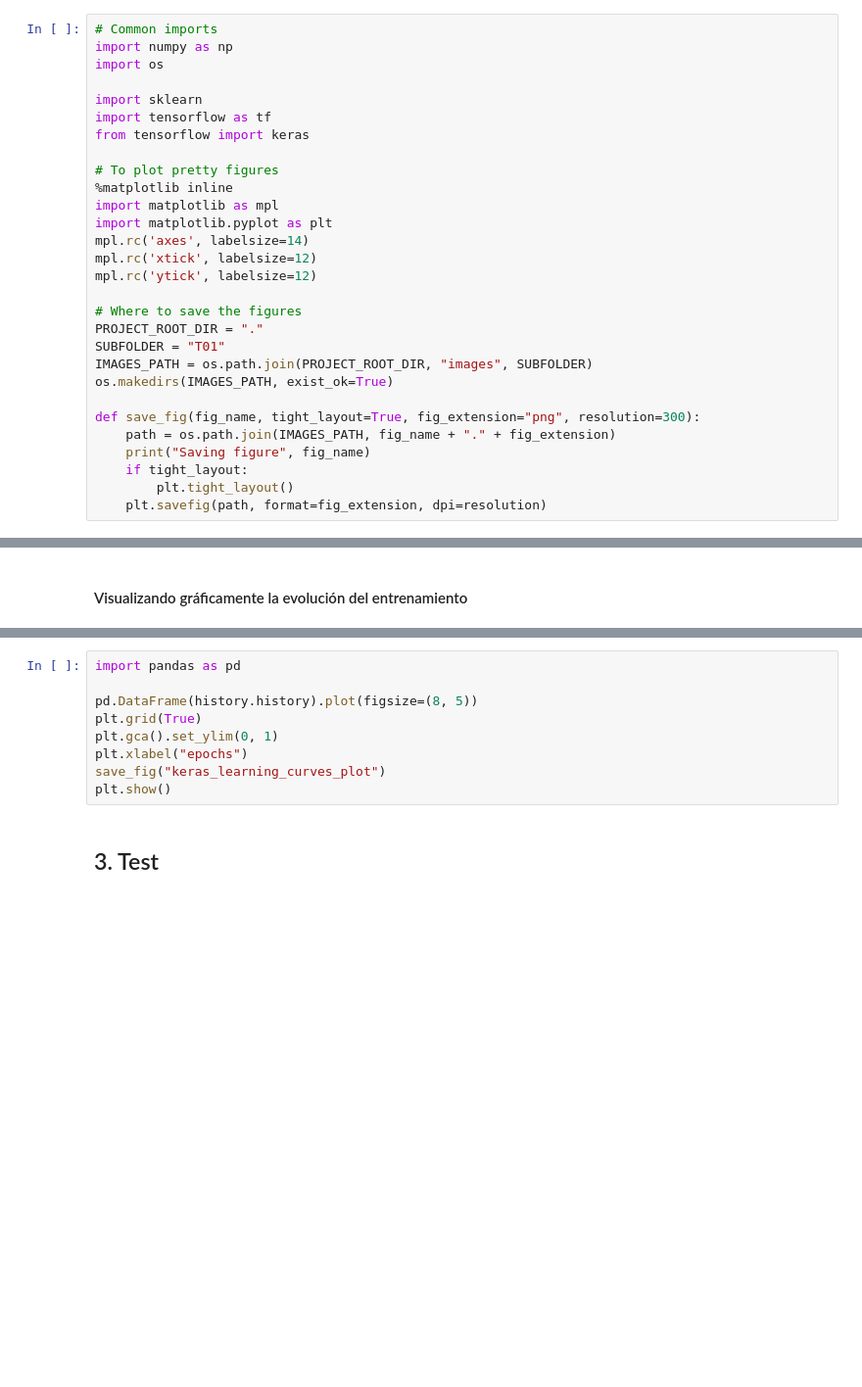
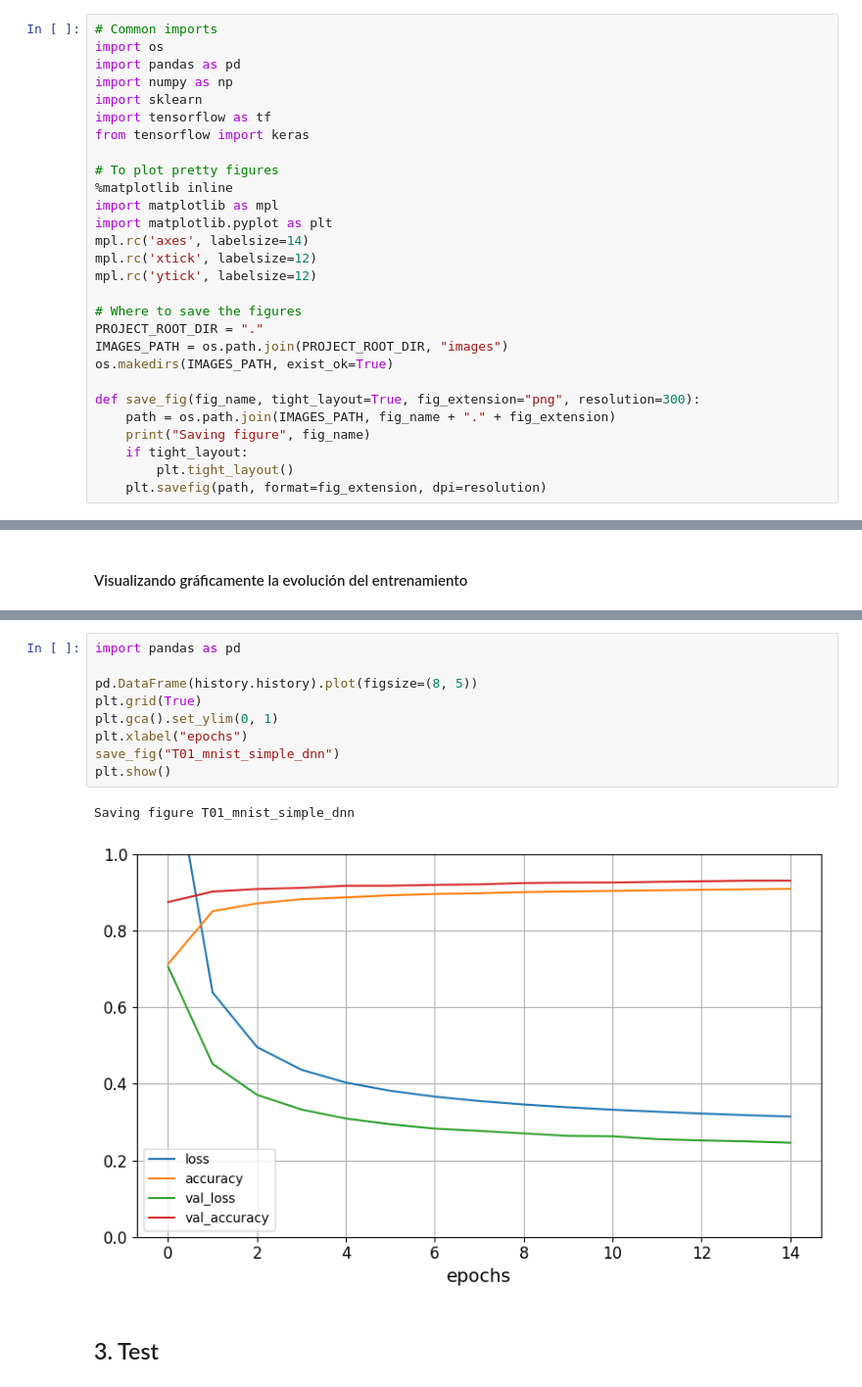
Before and after one commit to twyncoder/tf-hands-on, a Jupyter notebook: T01_IntroDNN.ipynb, the cells around one changed output, grey strips where cells are left out. Shown at 98% size. Drawn from its saved outputs; the diff is of its cells as text; blank space fills up the shorter version.

Commit message:
fix colab link and add figure

```diff
--- a/T01_IntroDNN.ipynb
+++ b/T01_IntroDNN.ipynb
@@ -13,9 +13,9 @@
 ## 0. Preparación del entorno y comprobación de requisitos
 # %%
 # Common imports
+import os
+import pandas as pd
 import numpy as np
-import os
-
 import sklearn
 import tensorflow as tf
 from tensorflow import keras
@@ -30,8 +30,7 @@ mpl.rc('ytick', labelsize=12)
 
 # Where to save the figures
 PROJECT_ROOT_DIR = "."
-SUBFOLDER = "T01"
-IMAGES_PATH = os.path.join(PROJECT_ROOT_DIR, "images", SUBFOLDER)
+IMAGES_PATH = os.path.join(PROJECT_ROOT_DIR, "images")
 os.makedirs(IMAGES_PATH, exist_ok=True)
 
 def save_fig(fig_name, tight_layout=True, fig_extension="png", resolution=300):
@@ -225,12 +217,15 @@ Epoch 15/15
 # %%
 import pandas as pd
 
 pd.DataFrame(history.history).plot(figsize=(8, 5))
 plt.grid(True)
 plt.gca().set_ylim(0, 1)
 plt.xlabel("epochs")
-save_fig("keras_learning_curves_plot")
+save_fig("T01_mnist_simple_dnn")
 plt.show()
+# %% [output]
+Saving figure T01_mnist_simple_dnn
+[figure, added]
 # %% [markdown]
 ## 3. Test
 # %% [markdown]
```
Also changed, not shown: parts of 17 cells of this notebook, 1 other file.
